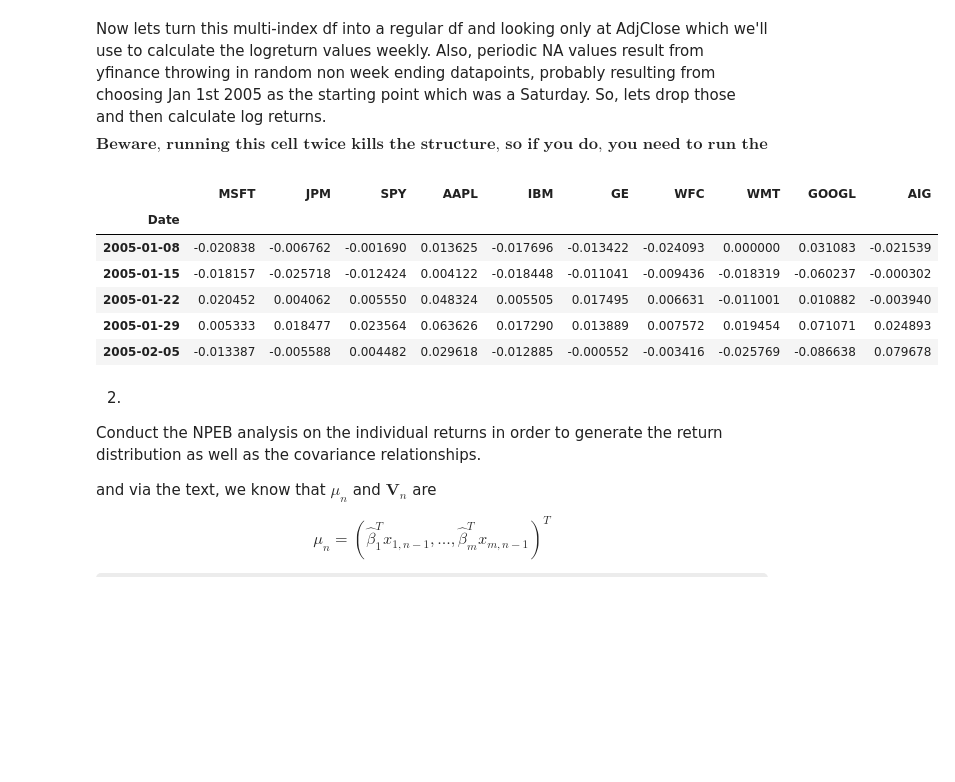
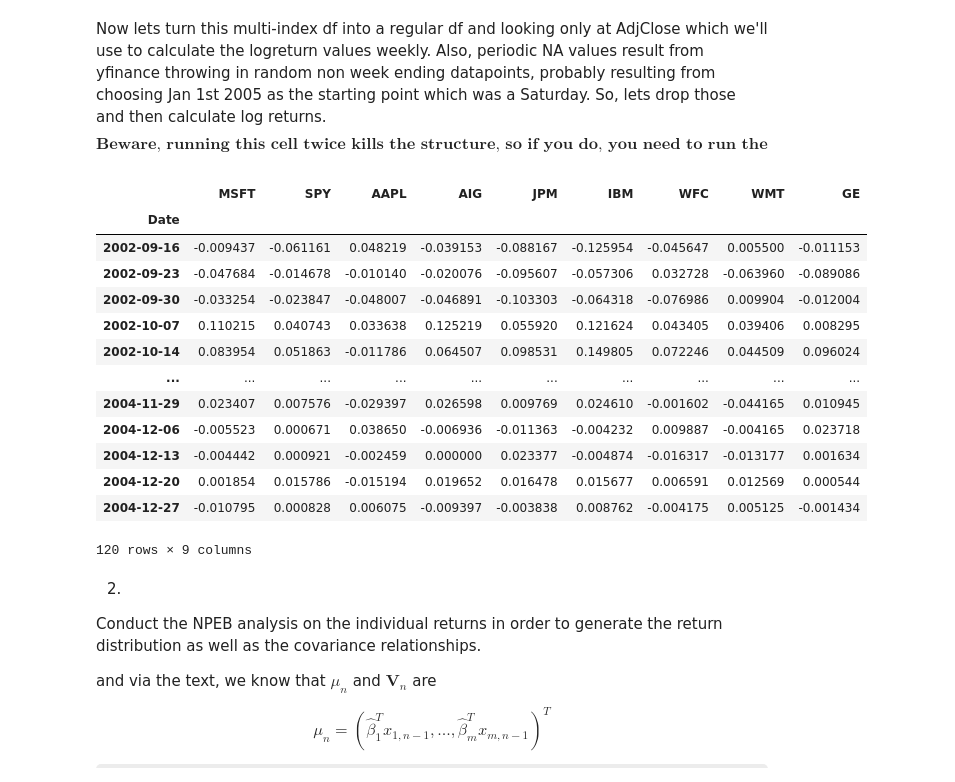
Before and after one commit to quinn-holl/FinancialStatistics, a Jupyter notebook: Team Project/Team_Project.ipynb, the cells around one changed output. Drawn from its saved outputs; the diff is of its cells as text; code cells hidden in the pictures; some formulas as TeX source; blank space fills up the shorter version.

```diff
--- a/Team Project/Team_Project.ipynb
+++ b/Team Project/Team_Project.ipynb
@@ -14,8 +16,8 @@ import yfinance as yf
 # %%
 #spx is the sp500
 data = yf.download(
-        tickers = 'wfc jpm aapl msft googl ibm wmt aig ge spy',
-        start = "2005-01-01",
+        tickers = 'wfc jpm aapl msft ibm wmt aig ge spy',
+        start = "2002-09-10",
         end = "2008-12-31",
         interval = "1wk",
         group_by = 'ticker',
@@ -28,19 +30,26 @@ the logreturn values weekly. Also, periodic NA values result from yfinance throw
 # %%
 AdjClose = data.iloc[:, data.columns.get_level_values(1) == 'Adj Close']
 processed = AdjClose.dropna()
 processed.columns = processed.columns.droplevel(1)  #turns columns from multi-index to normal index
 logRet = np.log(processed)
 logRet = logRet.diff()
 logRet = logRet.dropna()
-logRet.head()
+logRet.head(120)
 # %% [output]
-|  | MSFT | JPM | SPY | AAPL | IBM | GE | WFC | WMT | GOOGL | AIG |
-| Date |  |  |  |  |  |  |  |  |  |  |
-| 2005-01-08 | -0.020838 | -0.006762 | -0.001690 | 0.013625 | -0.017696 | -0.013422 | -0.024093 | 0.000000 | 0.031083 | -0.021539 |
-| 2005-01-15 | -0.018157 | -0.025718 | -0.012424 | 0.004122 | -0.018448 | -0.011041 | -0.009436 | -0.018319 | -0.060237 | -0.000302 |
-| 2005-01-22 | 0.020452 | 0.004062 | 0.005550 | 0.048324 | 0.005505 | 0.017495 | 0.006631 | -0.011001 | 0.010882 | -0.003940 |
-| 2005-01-29 | 0.005333 | 0.018477 | 0.023564 | 0.063626 | 0.017290 | 0.013889 | 0.007572 | 0.019454 | 0.071071 | 0.024893 |
-| 2005-02-05 | -0.013387 | -0.005588 | 0.004482 | 0.029618 | -0.012885 | -0.000552 | -0.003416 | -0.025769 | -0.086638 | 0.079678 |
+|  | MSFT | SPY | AAPL | AIG | JPM | IBM | WFC | WMT | GE |
+| Date |  |  |  |  |  |  |  |  |  |
+| 2002-09-16 | -0.009437 | -0.061161 | 0.048219 | -0.039153 | -0.088167 | -0.125954 | -0.045647 | 0.005500 | -0.011153 |
+| 2002-09-23 | -0.047684 | -0.014678 | -0.010140 | -0.020076 | -0.095607 | -0.057306 | 0.032728 | -0.063960 | -0.089086 |
+| 2002-09-30 | -0.033254 | -0.023847 | -0.048007 | -0.046891 | -0.103303 | -0.064318 | -0.076986 | 0.009904 | -0.012004 |
+| 2002-10-07 | 0.110215 | 0.040743 | 0.033638 | 0.125219 | 0.055920 | 0.121624 | 0.043405 | 0.039406 | 0.008295 |
+| 2002-10-14 | 0.083954 | 0.051863 | -0.011786 | 0.064507 | 0.098531 | 0.149805 | 0.072246 | 0.044509 | 0.096024 |
+| ... | ... | ... | ... | ... | ... | ... | ... | ... | ... |
+| 2004-11-29 | 0.023407 | 0.007576 | -0.029397 | 0.026598 | 0.009769 | 0.024610 | -0.001602 | -0.044165 | 0.010945 |
+| 2004-12-06 | -0.005523 | 0.000671 | 0.038650 | -0.006936 | -0.011363 | -0.004232 | 0.009887 | -0.004165 | 0.023718 |
+| 2004-12-13 | -0.004442 | 0.000921 | -0.002459 | 0.000000 | 0.023377 | -0.004874 | -0.016317 | -0.013177 | 0.001634 |
+| 2004-12-20 | 0.001854 | 0.015786 | -0.015194 | 0.019652 | 0.016478 | 0.015677 | 0.006591 | 0.012569 | 0.000544 |
+| 2004-12-27 | -0.010795 | 0.000828 | 0.006075 | -0.009397 | -0.003838 | 0.008762 | -0.004175 | 0.005125 | -0.001434 |
+120 rows × 9 columns
 # %% [markdown]
 2.
 Conduct the NPEB analysis on the individual returns in order to generate the return distribution as well as the covariance relationships.
```
Also changed, not shown: parts of 10 cells of this notebook.
